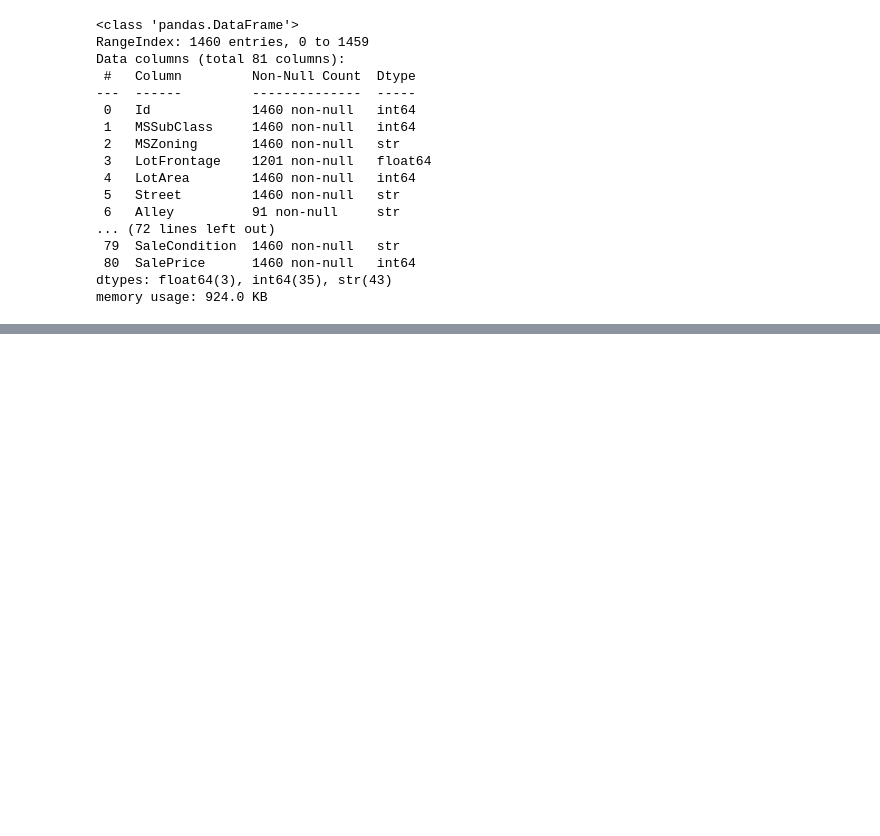
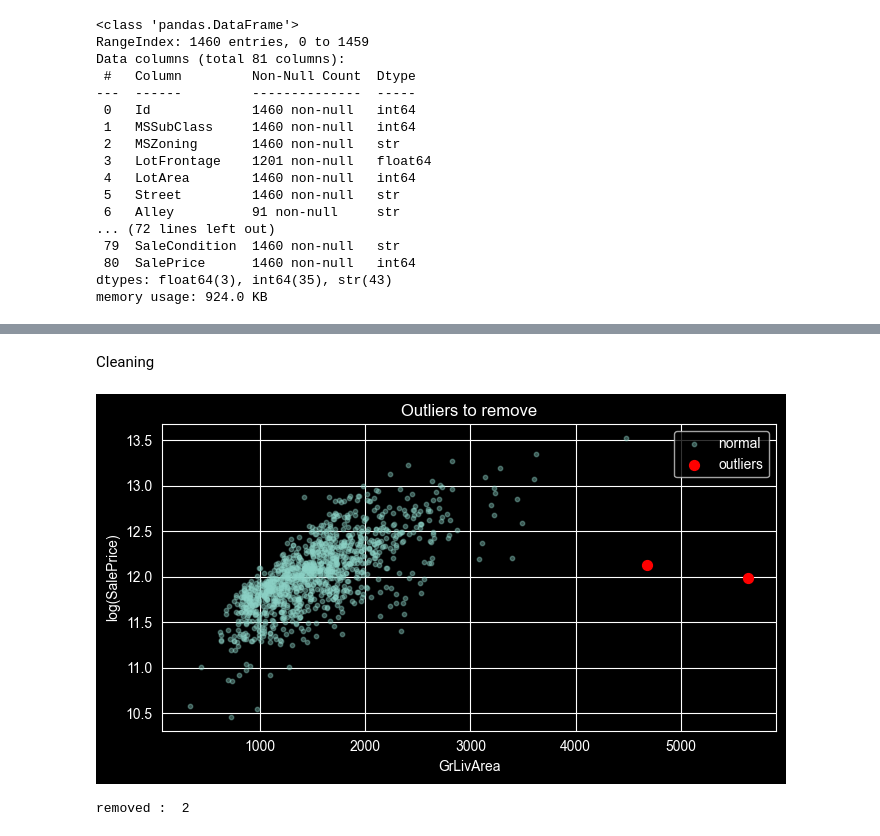
Before and after one commit to lukaLomadze/ML_Assignment_1, a Jupyter notebook: model_experiment.ipynb, the cells around one changed output, grey strips where cells are left out. Cells and saved outputs as stored; diff of their text form; code cells hidden in the pictures; blank space fills up the shorter version.

```diff
--- a/model_experiment.ipynb
+++ b/model_experiment.ipynb
@@ -103,0 +79,3 @@ np.float64(0.15478309596295192)
+# %%
+y = np.log1p(train['SalePrice'])
+x= train.drop(columns=["SalePrice" ,"Id"])
@@ -103,0 +97,2 @@ np.float64(0.15478309596295192)
+# %%
+x_t,x_v,y_t,y_v = train_test_split(x,y,test_size=0.2,random_state=42)
@@ -103,0 +176,23 @@ np.float64(0.15478309596295192)
+# %% [markdown]
+Cleaning
+# %%
+plt.figure(figsize=(7, 4))
+plt.scatter(x_t['GrLivArea'], y_t, alpha=0.4, s=10, label='normal')
+outlier_vis = (x_t['GrLivArea'] > 4000) & (y_t < np.log1p(300_000))
+plt.scatter(x_t.loc[outlier_vis, 'GrLivArea'], y_t[outlier_vis],
+            color='red', s=50, zorder=5, label='outliers')
+plt.xlabel('GrLivArea')
+plt.ylabel('log(SalePrice)')
+plt.title('Outliers to remove')
+plt.legend()
+plt.tight_layout()
+plt.savefig('plots/outliers.png', dpi=100)
+plt.show()
+# %% [output]
+[figure, added]
+# %%
+is_outlier= (train['GrLivArea'] > 4000) & (train['SalePrice'] < 300000)
+clean_train = train.loc[~is_outlier].reset_index(drop=True)
+print("removed : ", is_outlier.sum())
+# %% [output]
+removed :  2
```
Also changed, not shown: parts of 67 cells of this notebook, 5 other files.
